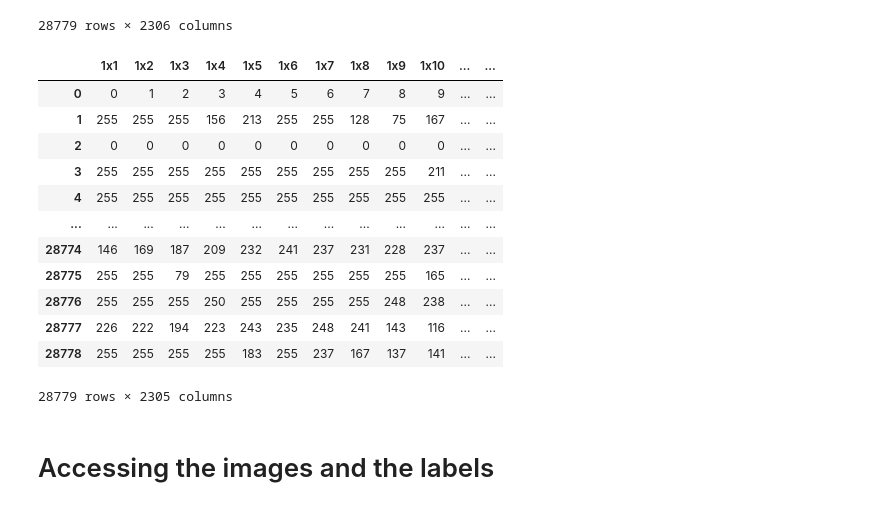
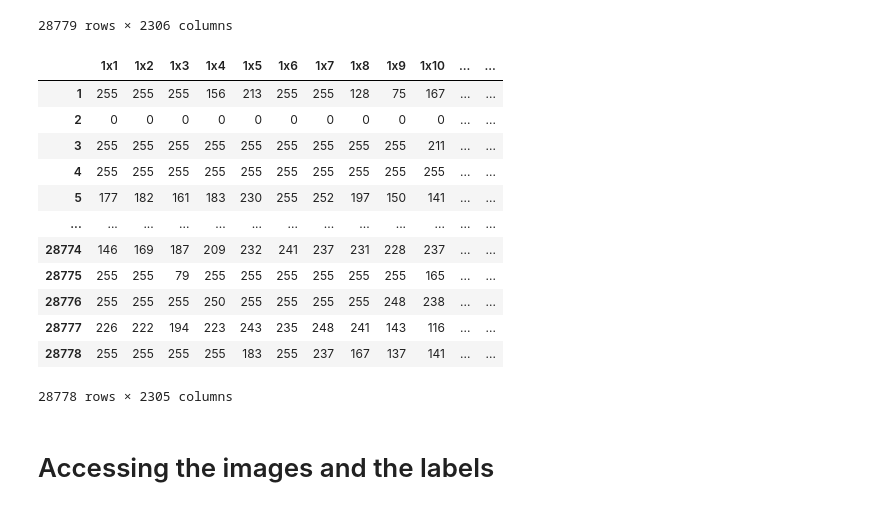
Before and after one commit to HALAXAR/Mood-Detector, a Jupyter notebook: Emotion-Detection.ipynb, the cells around one changed output. Cells and saved outputs as stored; diff of their text form; code cells hidden in the pictures.

```diff
--- a/Emotion-Detection.ipynb
+++ b/Emotion-Detection.ipynb
@@ -87,22 +87,23 @@ df_test
 | 28778 | 28778 | 255 | 255 | 255 | 255 | 183 | 255 | 237 | 167 | 137 | ... | ... |
 28779 rows × 2306 columns
 # %%
+df_test = df_test.drop([0])
 df_test = df_test.drop(['Unnamed: 0'],axis=1)
 df_test
 # %% [output]
 |  | 1x1 | 1x2 | 1x3 | 1x4 | 1x5 | 1x6 | 1x7 | 1x8 | 1x9 | 1x10 | ... | ... |
-| 0 | 0 | 1 | 2 | 3 | 4 | 5 | 6 | 7 | 8 | 9 | ... | ... |
 | 1 | 255 | 255 | 255 | 156 | 213 | 255 | 255 | 128 | 75 | 167 | ... | ... |
 | 2 | 0 | 0 | 0 | 0 | 0 | 0 | 0 | 0 | 0 | 0 | ... | ... |
 | 3 | 255 | 255 | 255 | 255 | 255 | 255 | 255 | 255 | 255 | 211 | ... | ... |
 | 4 | 255 | 255 | 255 | 255 | 255 | 255 | 255 | 255 | 255 | 255 | ... | ... |
+| 5 | 177 | 182 | 161 | 183 | 230 | 255 | 252 | 197 | 150 | 141 | ... | ... |
 | ... | ... | ... | ... | ... | ... | ... | ... | ... | ... | ... | ... | ... |
 | 28774 | 146 | 169 | 187 | 209 | 232 | 241 | 237 | 231 | 228 | 237 | ... | ... |
 | 28775 | 255 | 255 | 79 | 255 | 255 | 255 | 255 | 255 | 255 | 165 | ... | ... |
 | 28776 | 255 | 255 | 255 | 250 | 255 | 255 | 255 | 255 | 248 | 238 | ... | ... |
 | 28777 | 226 | 222 | 194 | 223 | 243 | 235 | 248 | 241 | 143 | 116 | ... | ... |
 | 28778 | 255 | 255 | 255 | 255 | 183 | 255 | 237 | 167 | 137 | 141 | ... | ... |
-28779 rows × 2305 columns
+28778 rows × 2305 columns
 # %% [markdown]
 # Accessing the images and the labels
 # %%
```
Also changed, not shown: parts of 2 cells of this notebook.
